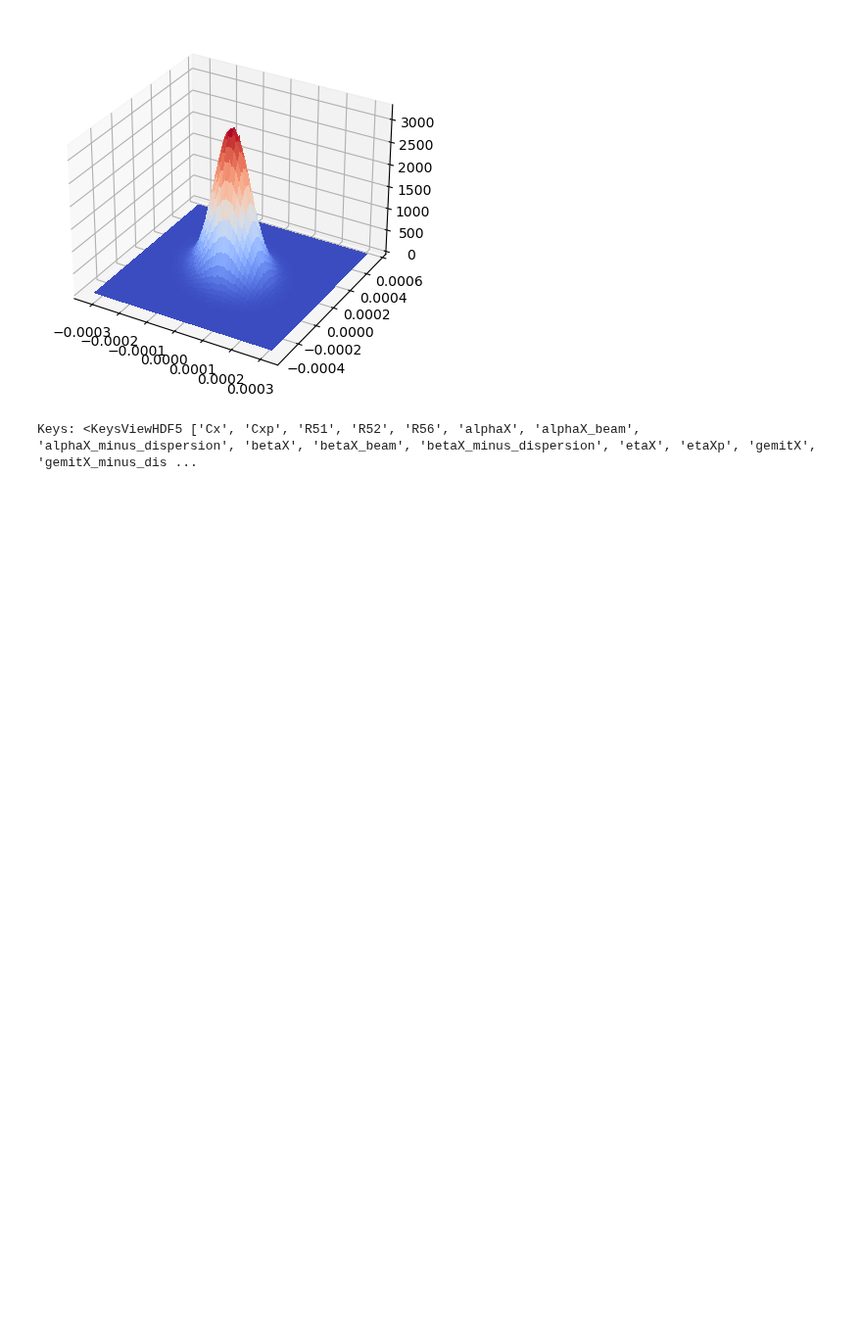
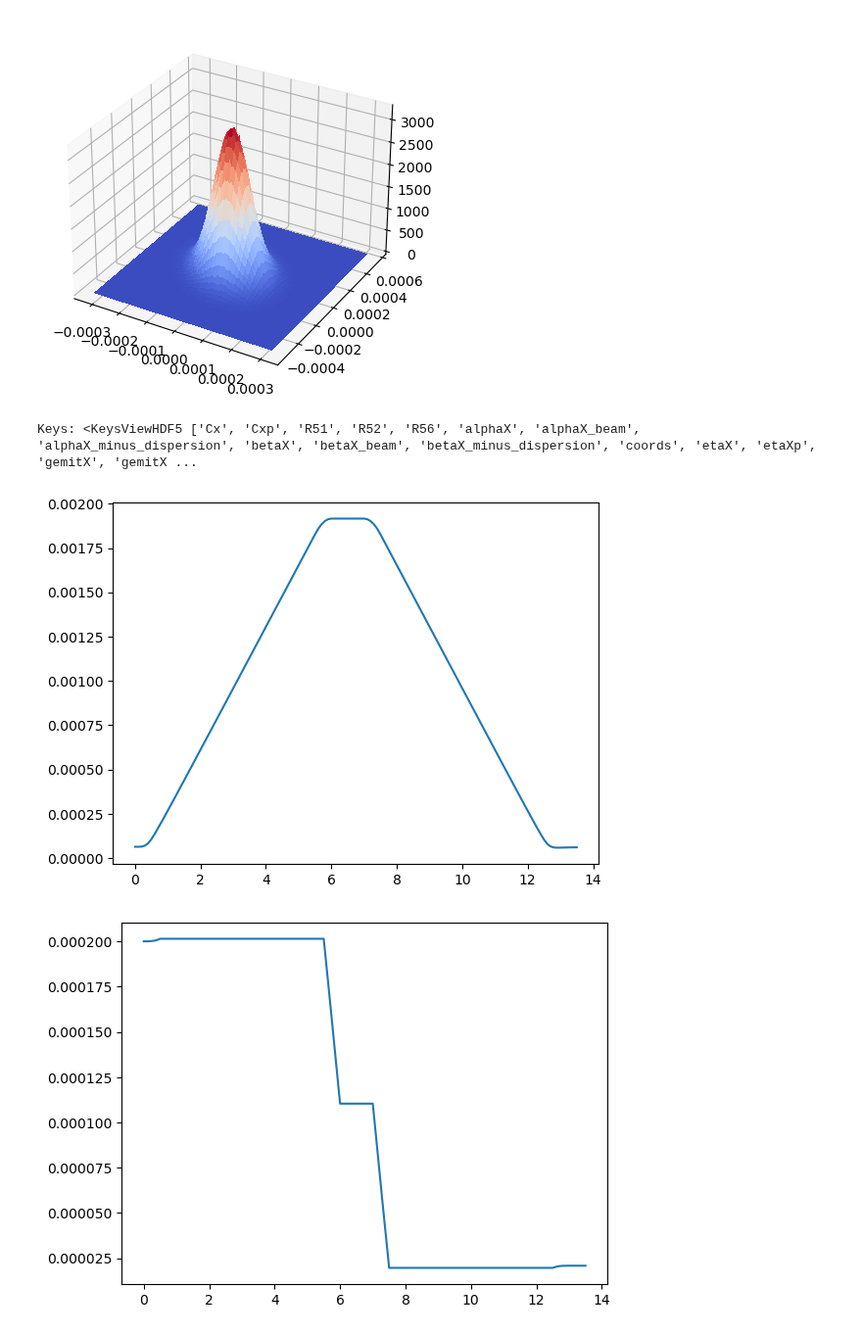
Before and after one commit to slaclab/pyDFCSR, a Jupyter notebook: pyDFCSR_2D/debug_file.ipynb, the cells around one changed output. Shown at 98% size. Cells and saved outputs as stored; diff of their text form; code cells hidden in the pictures; blank space fills up the shorter version.

```diff
--- a/pyDFCSR_2D/debug_file.ipynb
+++ b/pyDFCSR_2D/debug_file.ipynb
@@ -97,12 +107,42 @@ surf = ax.plot_surface(X, Z, h,
                        linewidth=0, antialiased=False, cmap=cm.coolwarm)
 # %% [output]
 [figure]
-# %%
-import h5py
-from tools import full_path
-filename = full_path("output/test-2023-04-22T14_47_36-07_00-statistics.h5")
-
-with h5py.File(filename, "r") as f:
-     print("Keys: %s" % f.keys())
-# %% [output]
-Keys: <KeysViewHDF5 ['Cx', 'Cxp', 'R51', 'R52', 'R56', 'alphaX', 'alphaX_beam', 'alphaX_minus_dispersion', 'betaX', 'betaX_beam', 'betaX_minus_dispersion', 'etaX', 'etaXp', 'gemitX', 'gemitX_minus_dis ...
+# %%
+import h5py
+from tools import full_path
+filename = full_path("./output/chicane-2023-04-26T23_08_25-07_00-statistics.h5")
+
+with h5py.File(filename, "r") as f:
+     print("Keys: %s" % f.keys())
+     s = np.array(f['step_positions'])
+     sigma_x = np.array(f['sigX'])
+     sigma_z = np.array(f['sigZ'])
+     coords = np.array(f['coords'])
+     n_vec = np.array(f['n_vec'])
+     tau_vec = np.array(f['tau_vec'])
+     alphaX = np.array(f['alphaX'])
+     betaX  = np.array(f['betaX'])
+     betaX_minus_dispersion = np.array(f['betaX_minus_dispersion'])
+     alphaX_beam = np.array(f['alphaX_beam'])
+
+
+
+plt.plot(s, sigma_x)
+plt.show()
+plt.plot(s, sigma_z)
+plt.show()
+plt.plot(coords[:,0], coords[:, 1])
+plt.show()
+plt.plot(n_vec[:,1])
+plt.show()
+plt.plot(s, betaX)
+plt.plot(s, betaX_minus_dispersion)
+
+plt.show()
+
+plt.plot(s, alphaX_beam)
+plt.show()
+# %% [output]
+Keys: <KeysViewHDF5 ['Cx', 'Cxp', 'R51', 'R52', 'R56', 'alphaX', 'alphaX_beam', 'alphaX_minus_dispersion', 'betaX', 'betaX_beam', 'betaX_minus_dispersion', 'coords', 'etaX', 'etaXp', 'gemitX', 'gemitX ...
+[figure, added]
+[figure, added]
```
Also changed, not shown: parts of 4 cells of this notebook, 1 other file.
